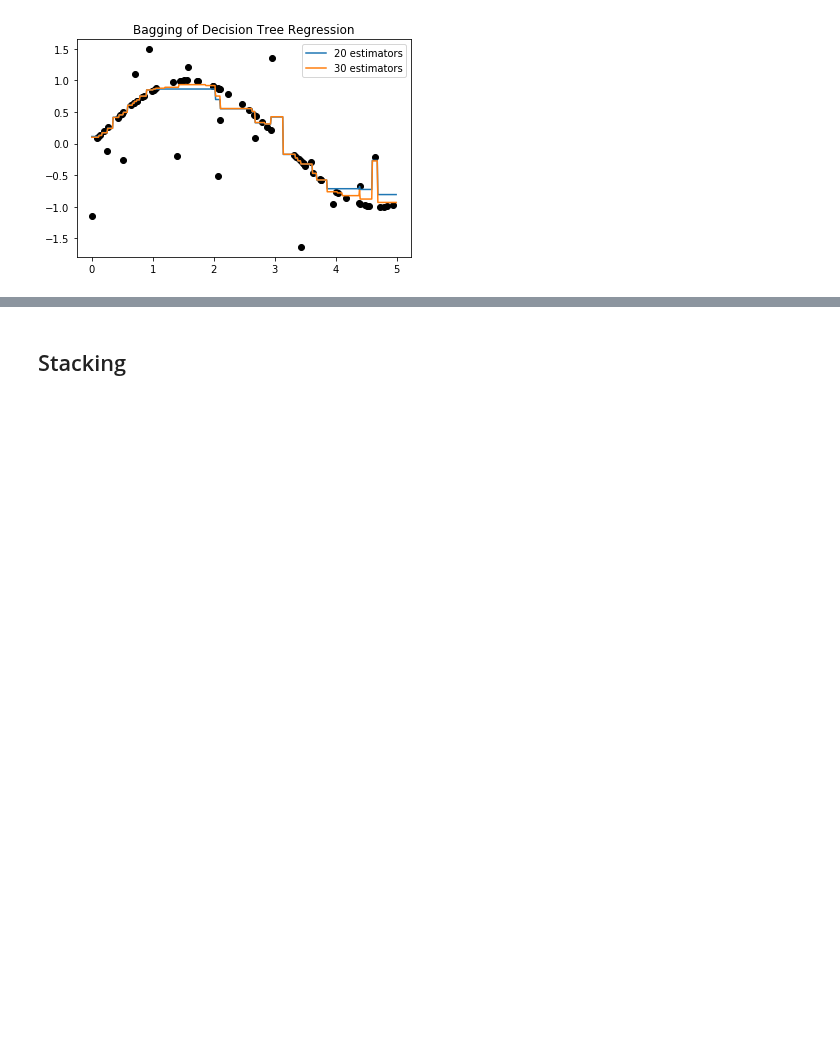
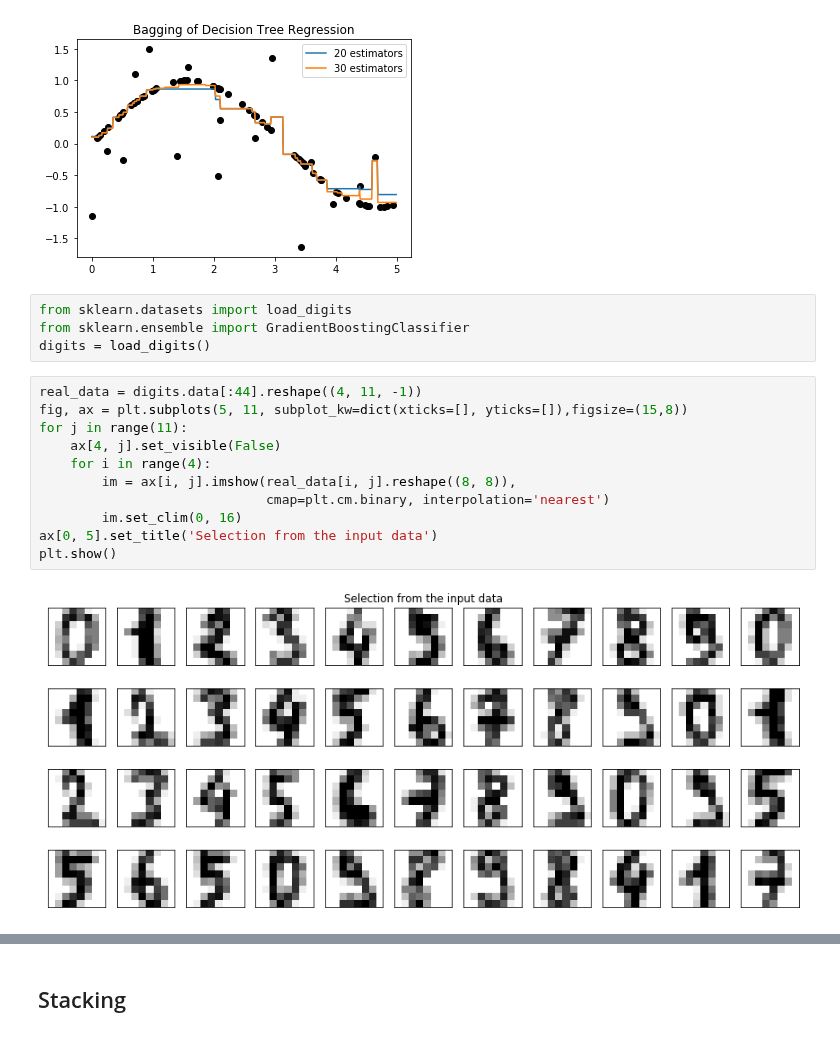
Before and after one commit to jdariasl/ML_IntroductoryCourse, a Jupyter notebook: Clase 07 - Boosting, Stacking.ipynb, the cells around one changed output, grey strips where cells are left out. Drawn from its saved outputs; the diff is of its cells as text; blank space fills up the shorter version.

```diff
--- a/Clase 07 - Boosting, Stacking.ipynb
+++ b/Clase 07 - Boosting, Stacking.ipynb
@@ -123,3 +123,20 @@ plt.legend()
 plt.show()
 # %% [output]
 [figure]
+# %%
+from sklearn.datasets import load_digits
+from sklearn.ensemble import GradientBoostingClassifier
+digits = load_digits()
+# %%
+real_data = digits.data[:44].reshape((4, 11, -1))
+fig, ax = plt.subplots(5, 11, subplot_kw=dict(xticks=[], yticks=[]),figsize=(15,8))
+for j in range(11):
+    ax[4, j].set_visible(False)
+    for i in range(4):
+        im = ax[i, j].imshow(real_data[i, j].reshape((8, 8)),
+                             cmap=plt.cm.binary, interpolation='nearest')
+        im.set_clim(0, 16)
+ax[0, 5].set_title('Selection from the input data')
+plt.show()
+# %% [output]
+[figure, added]
```
Also changed, not shown: parts of 2 cells of this notebook, 1 other file.
